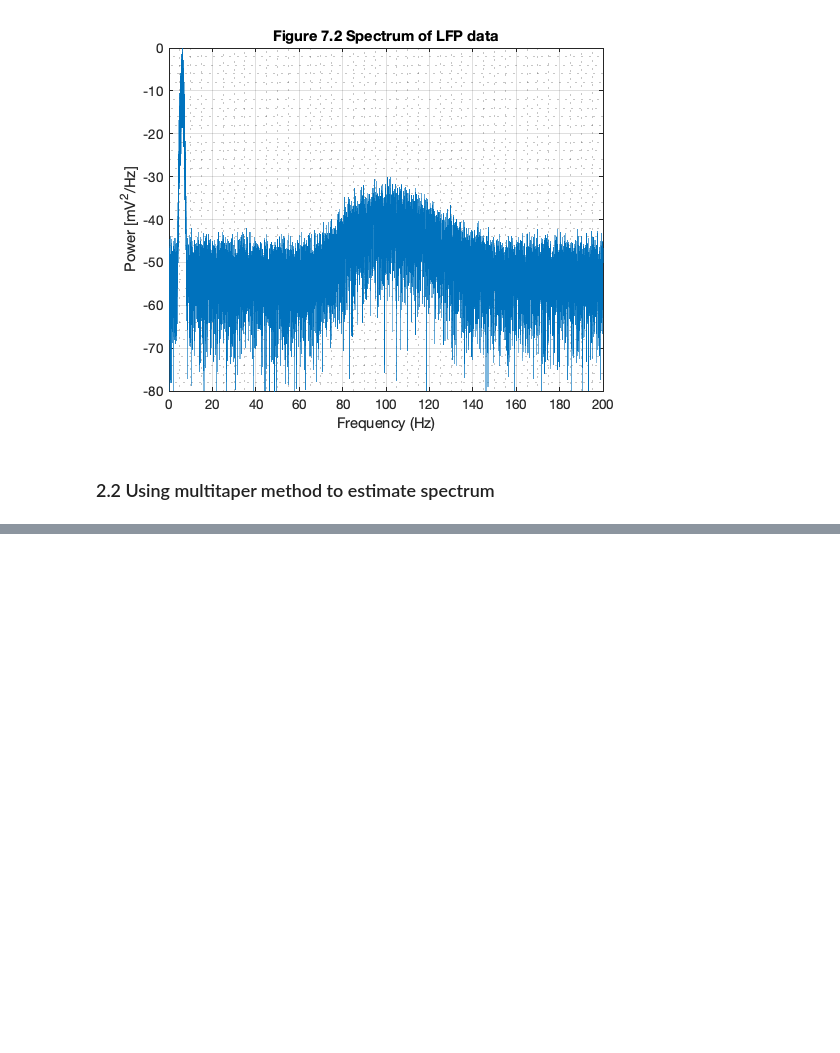
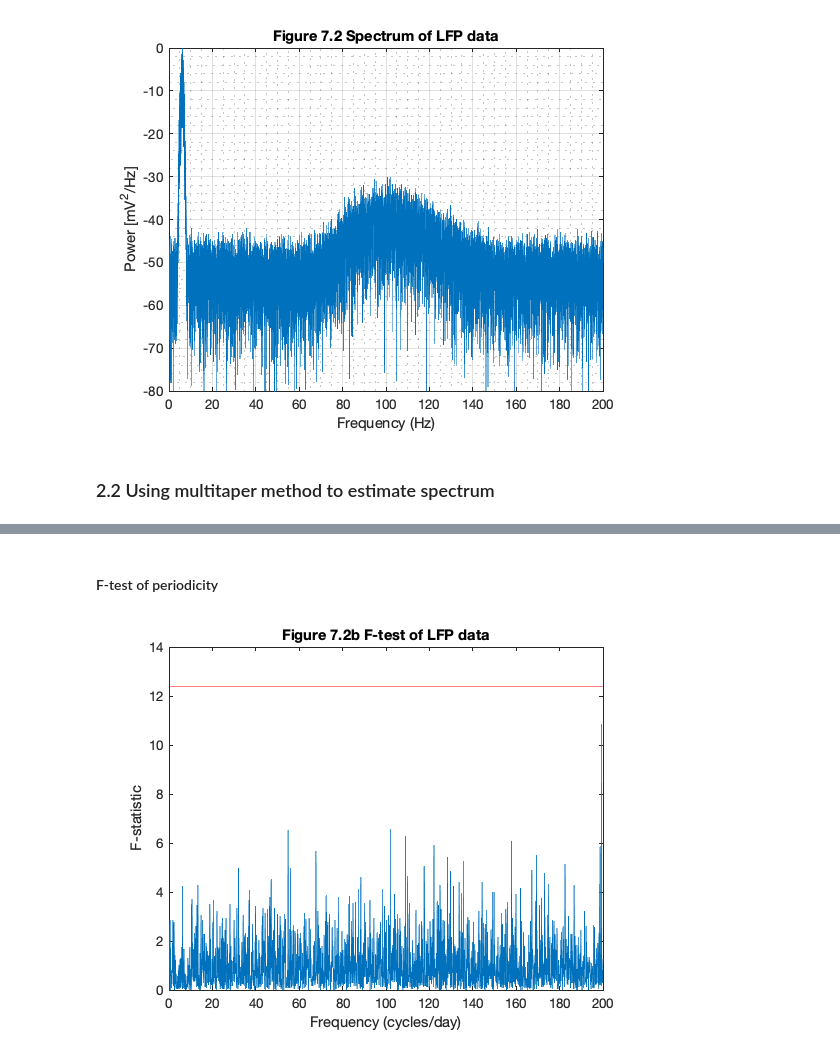
Before and after one commit to jiecui/Case-Studies-Kramer-Eden, a Jupyter notebook: Chapter7/ch_7.ipynb, the cells around one changed output, grey strips where cells are left out. Cells and saved outputs as stored; diff of their text form; code cells hidden in the pictures; blank space fills up the shorter version.

```diff
--- a/Chapter7/ch_7.ipynb
+++ b/Chapter7/ch_7.ipynb
@@ -54,0 +82,18 @@ title('Figure 7.2 Spectrum of LFP data')
+# %% [markdown]
+#### F-test of periodicity
+# %%
+Fval = nus.nuftest(QuerryFrequencies = f_qf, TimeHalfbandwidth = TW);
+Nr = 2 * fNQ / df;
+K = 2 * TW - 1;
+sig = finv(1 - 1 / Nr, 2, 2 * K - 2);
+
+figure
+plot(f_qf, Fval)
+hold on
+plot(xlim, ones(1, 2) * sig, 'r')
+xlim([0, 200])
+xlabel('Frequency (cycles/day)')
+ylabel('F-statistic')
+title('Figure 7.2b F-test of LFP data')
+# %% [output]
+[figure, added]
```
Also changed, not shown: parts of 7 cells of this notebook.
